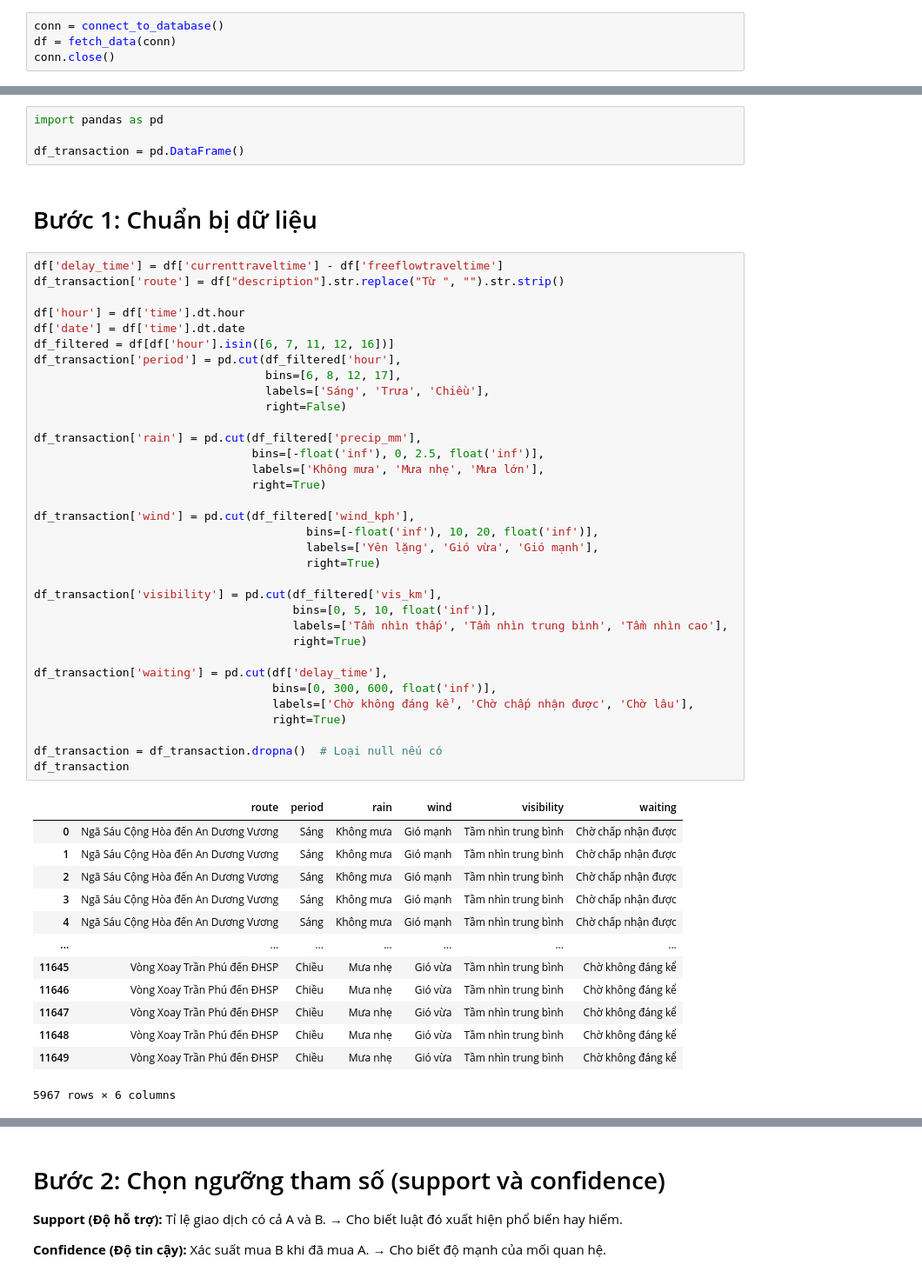
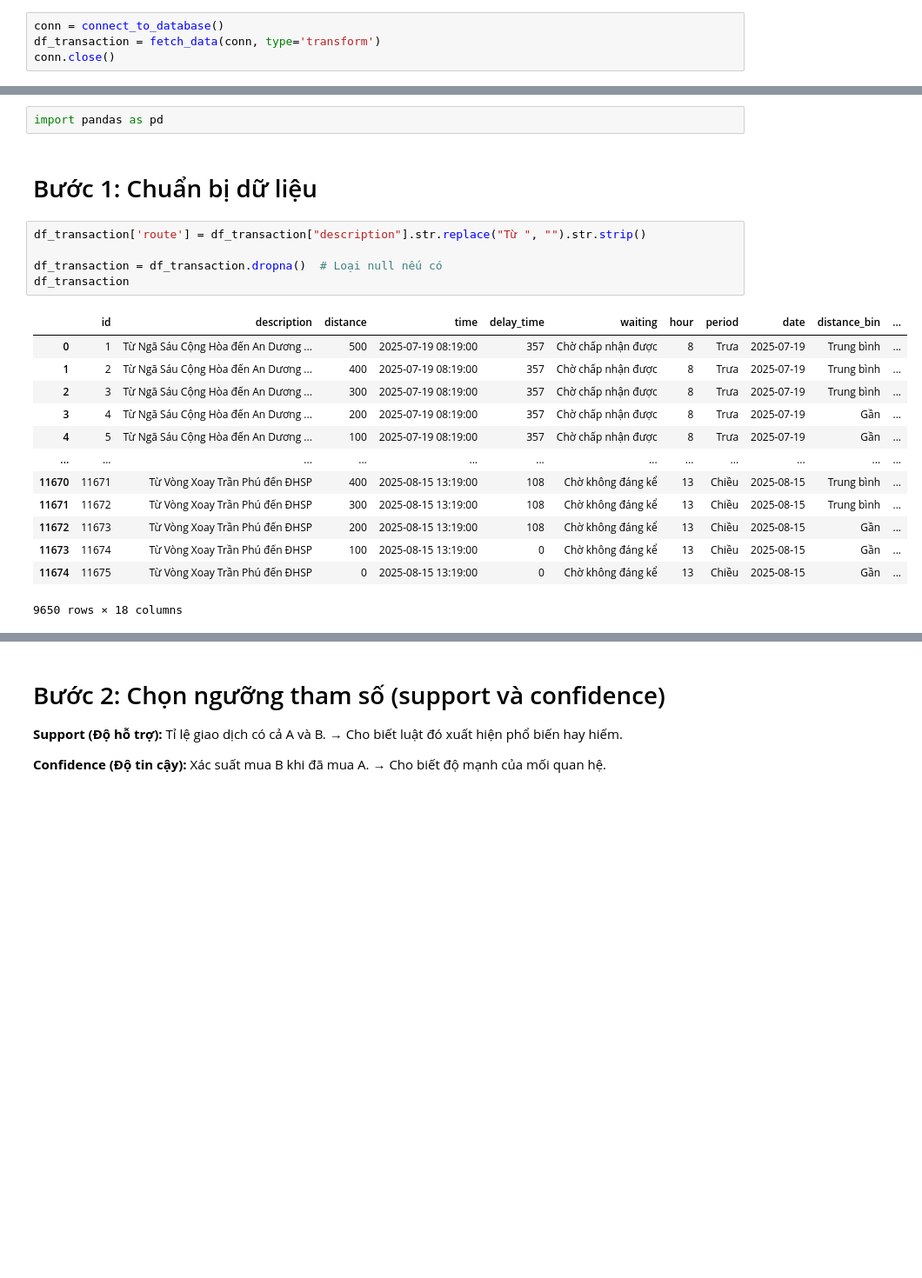
Before and after one commit to kun09-tker/TrafficWaitingTime, a Jupyter notebook: rule_wait_time.ipynb, the cells around one changed output, grey strips where cells are left out. Shown at 87% size. Saved outputs shown, nothing was run; the diff lists cells and outputs as text; blank space fills up the shorter version.

```diff
--- a/rule_wait_time.ipynb
+++ b/rule_wait_time.ipynb
@@ -7,6 +7,6 @@ load_dotenv()
 True
 # %%
 conn = connect_to_database()
-df = fetch_data(conn)
+df_transaction = fetch_data(conn, type='transform')
 conn.close()
 # %%
@@ -18,57 +18,26 @@ df.head(2)
 # %%
 import pandas as pd
-
-df_transaction = pd.DataFrame()
 # %% [markdown]
 # Bước 1: Chuẩn bị dữ liệu
 # %%
-df['delay_time'] = df['currenttraveltime'] - df['freeflowtraveltime']
-df_transaction['route'] = df["description"].str.replace("Từ ", "").str.strip()
-
-df['hour'] = df['time'].dt.hour
-df['date'] = df['time'].dt.date
-df_filtered = df[df['hour'].isin([6, 7, 11, 12, 16])]
-df_transaction['period'] = pd.cut(df_filtered['hour'],
-                                  bins=[6, 8, 12, 17],
-                                  labels=['Sáng', 'Trưa', 'Chiều'],
-                                  right=False)
-
-df_transaction['rain'] = pd.cut(df_filtered['precip_mm'],
-                                bins=[-float('inf'), 0, 2.5, float('inf')],
-                                labels=['Không mưa', 'Mưa nhẹ', 'Mưa lớn'],
-                                right=True)
-
-df_transaction['wind'] = pd.cut(df_filtered['wind_kph'],
-                                        bins=[-float('inf'), 10, 20, float('inf')],
-                                        labels=['Yên lặng', 'Gió vừa', 'Gió mạnh'],
-                                        right=True)
-
-df_transaction['visibility'] = pd.cut(df_filtered['vis_km'],
-                                      bins=[0, 5, 10, float('inf')],
-                                      labels=['Tầm nhìn thấp', 'Tầm nhìn trung bình', 'Tầm nhìn cao'],
-                                      right=True)
-
-df_transaction['waiting'] = pd.cut(df['delay_time'],
-                                   bins=[0, 300, 600, float('inf')],
-                                   labels=['Chờ không đáng kể', 'Chờ chấp nhận được', 'Chờ lâu'],
-                                   right=True)
+df_transaction['route'] = df_transaction["description"].str.replace("Từ ", "").str.strip()
 
 df_transaction = df_transaction.dropna()  # Loại null nếu có
 df_transaction
 # %% [output]
-|  | route | period | rain | wind | visibility | waiting |
-| 0 | Ngã Sáu Cộng Hòa đến An Dương Vương | Sáng | Không mưa | Gió mạnh | Tầm nhìn trung bình | Chờ chấp nhận được |
-| 1 | Ngã Sáu Cộng Hòa đến An Dương Vương | Sáng | Không mưa | Gió mạnh | Tầm nhìn trung bình | Chờ chấp nhận được |
-| 2 | Ngã Sáu Cộng Hòa đến An Dương Vương | Sáng | Không mưa | Gió mạnh | Tầm nhìn trung bình | Chờ chấp nhận được |
-| 3 | Ngã Sáu Cộng Hòa đến An Dương Vương | Sáng | Không mưa | Gió mạnh | Tầm nhìn trung bình | Chờ chấp nhận được |
-| 4 | Ngã Sáu Cộng Hòa đến An Dương Vương | Sáng | Không mưa | Gió mạnh | Tầm nhìn trung bình | Chờ chấp nhận được |
-| ... | ... | ... | ... | ... | ... | ... |
-| 11645 | Vòng Xoay Trần Phú đến ĐHSP | Chiều | Mưa nhẹ | Gió vừa | Tầm nhìn trung bình | Chờ không đáng kể |
-| 11646 | Vòng Xoay Trần Phú đến ĐHSP | Chiều | Mưa nhẹ | Gió vừa | Tầm nhìn trung bình | Chờ không đáng kể |
-| 11647 | Vòng Xoay Trần Phú đến ĐHSP | Chiều | Mưa nhẹ | Gió vừa | Tầm nhìn trung bình | Chờ không đáng kể |
-| 11648 | Vòng Xoay Trần Phú đến ĐHSP | Chiều | Mưa nhẹ | Gió vừa | Tầm nhìn trung bình | Chờ không đáng kể |
-| 11649 | Vòng Xoay Trần Phú đến ĐHSP | Chiều | Mưa nhẹ | Gió vừa | Tầm nhìn trung bình | Chờ không đáng kể |
+|  | id | description | distance | time | delay_time | waiting | hour | period | date | distance_bin | ... |
+| 0 | 1 | Từ Ngã Sáu Cộng Hòa đến An Dương ... | 500 | 2025-07-19 08:19:00 | 357 | Chờ chấp nhận được | 8 | Trưa | 2025-07-19 | Trung bình | ... |
+| 1 | 2 | Từ Ngã Sáu Cộng Hòa đến An Dương ... | 400 | 2025-07-19 08:19:00 | 357 | Chờ chấp nhận được | 8 | Trưa | 2025-07-19 | Trung bình | ... |
+| 2 | 3 | Từ Ngã Sáu Cộng Hòa đến An Dương ... | 300 | 2025-07-19 08:19:00 | 357 | Chờ chấp nhận được | 8 | Trưa | 2025-07-19 | Trung bình | ... |
+| 3 | 4 | Từ Ngã Sáu Cộng Hòa đến An Dương ... | 200 | 2025-07-19 08:19:00 | 357 | Chờ chấp nhận được | 8 | Trưa | 2025-07-19 | Gần | ... |
+| 4 | 5 | Từ Ngã Sáu Cộng Hòa đến An Dương ... | 100 | 2025-07-19 08:19:00 | 357 | Chờ chấp nhận được | 8 | Trưa | 2025-07-19 | Gần | ... |
+| ... | ... | ... | ... | ... | ... | ... | ... | ... | ... | ... | ... |
+| 11670 | 11671 | Từ Vòng Xoay Trần Phú đến ĐHSP | 400 | 2025-08-15 13:19:00 | 108 | Chờ không đáng kể | 13 | Chiều | 2025-08-15 | Trung bình | ... |
+| 11671 | 11672 | Từ Vòng Xoay Trần Phú đến ĐHSP | 300 | 2025-08-15 13:19:00 | 108 | Chờ không đáng kể | 13 | Chiều | 2025-08-15 | Trung bình | ... |
+| 11672 | 11673 | Từ Vòng Xoay Trần Phú đến ĐHSP | 200 | 2025-08-15 13:19:00 | 108 | Chờ không đáng kể | 13 | Chiều | 2025-08-15 | Gần | ... |
+| 11673 | 11674 | Từ Vòng Xoay Trần Phú đến ĐHSP | 100 | 2025-08-15 13:19:00 | 0 | Chờ không đáng kể | 13 | Chiều | 2025-08-15 | Gần | ... |
+| 11674 | 11675 | Từ Vòng Xoay Trần Phú đến ĐHSP | 0 | 2025-08-15 13:19:00 | 0 | Chờ không đáng kể | 13 | Chiều | 2025-08-15 | Gần | ... |
-5967 rows × 6 columns
+9650 rows × 18 columns
 # %%
 import numpy as np
 import random
```
Also changed, not shown: parts of 15 cells of this notebook, 20 other files.
